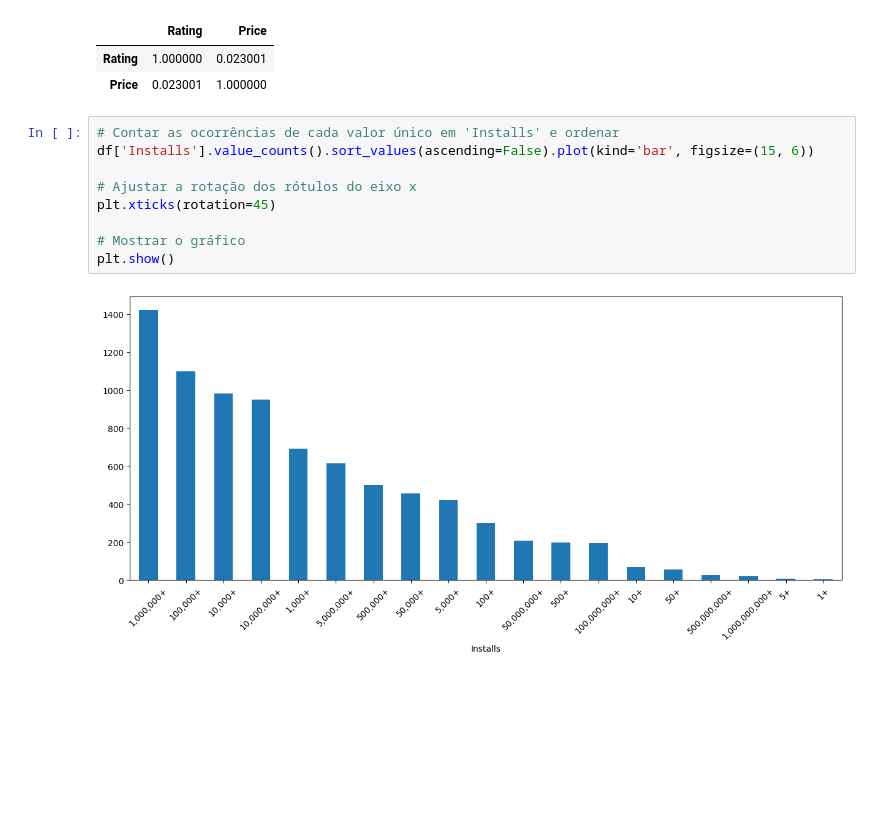
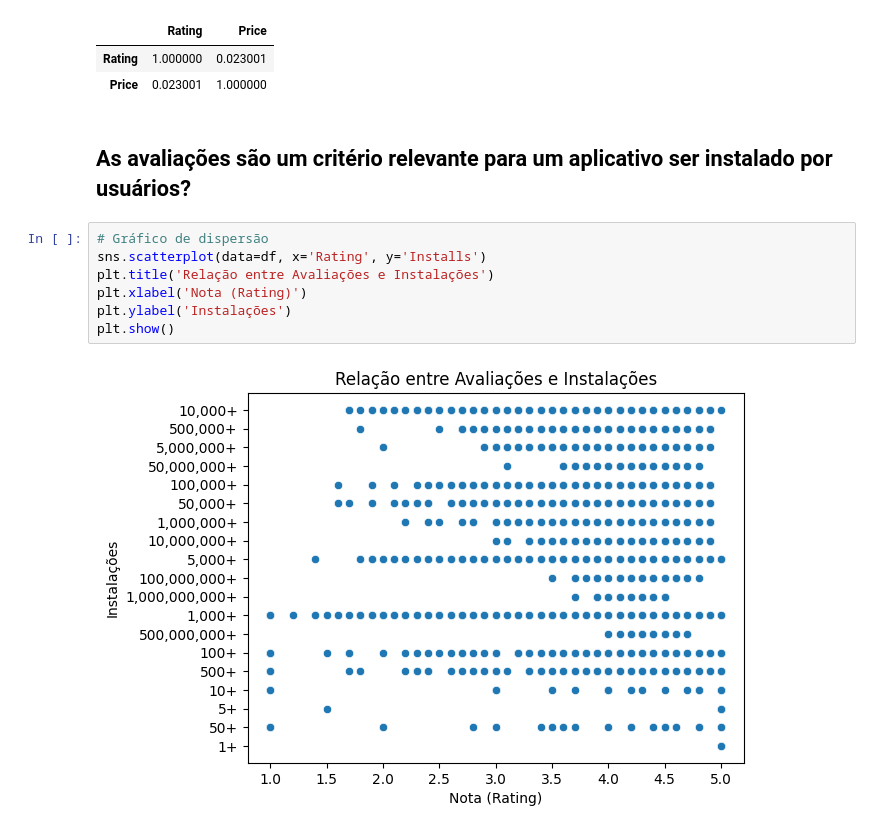
Before and after one commit to AlvaroSampaio/Google-play-store-apps, a Jupyter notebook: notebooks/02-EDA.ipynb, the cells around one changed output. Cells and saved outputs as stored; diff of their text form; blank space fills up the shorter version.

```diff
--- a/notebooks/02-EDA.ipynb
+++ b/notebooks/02-EDA.ipynb
@@ -105,14 +116,14 @@ valores_numericos.corr()
 |  | Rating | Price |
 | Rating | 1.000000 | 0.023001 |
 | Price | 0.023001 | 1.000000 |
-# %%
-# Contar as ocorrências de cada valor único em 'Installs' e ordenar
-df['Installs'].value_counts().sort_values(ascending=False).plot(kind='bar', figsize=(15, 6))
-
-# Ajustar a rotação dos rótulos do eixo x
-plt.xticks(rotation=45)
-
-# Mostrar o gráfico
-plt.show()
-# %% [output]
-[figure, removed]
+# %% [markdown]
+## As avaliações são um critério relevante para um aplicativo ser instalado por usuários?
+# %%
+# Gráfico de dispersão
+sns.scatterplot(data=df, x='Rating', y='Installs')
+plt.title('Relação entre Avaliações e Instalações')
+plt.xlabel('Nota (Rating)')
+plt.ylabel('Instalações')
+plt.show()
+# %% [output]
+[figure, added]
```
Also changed, not shown: parts of 11 cells of this notebook.
